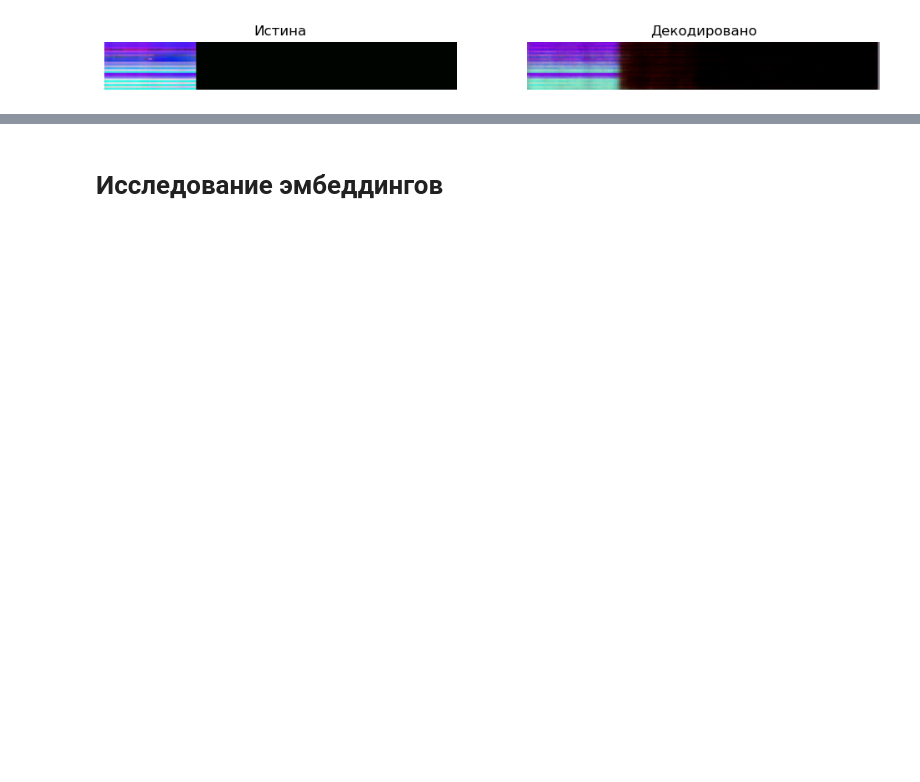
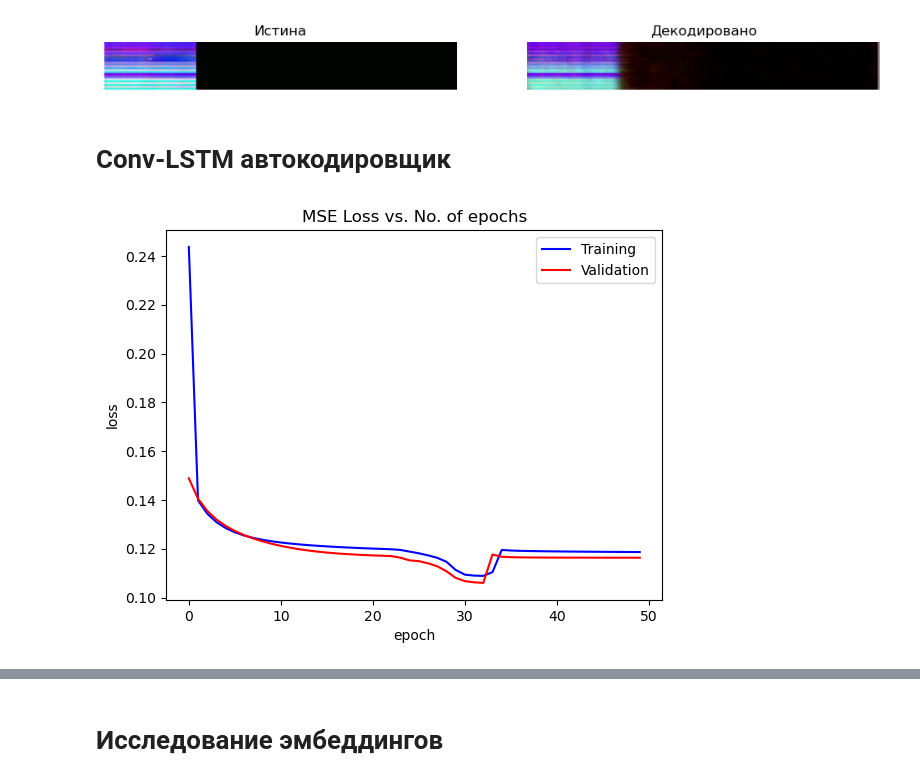
Before and after one commit to gainullinaa/aikido-auto-eval, a Jupyter notebook: embeddings_analysis.ipynb, the cells around one changed output, grey strips where cells are left out. Drawn from its saved outputs; the diff is of its cells as text; code cells hidden in the pictures; blank space fills up the shorter version.

```diff
--- a/embeddings_analysis.ipynb
+++ b/embeddings_analysis.ipynb
@@ -389,3 +388,25 @@ def compare_true_recon(inp_img, decoded):
 compare_true_recon(trues[10], preds[10])
 # %% [output]
 [figure]
+# %% [markdown]
+# Conv-LSTM автокодировщик
+# %%
+device = 'cuda' if torch.cuda.is_available() else 'cpu'
+model1 = CONV_LSTM_AE((26, CHANNELS), EMB_DIM, kernel=(3, 3), h_lstm_channels=[4]).to(device)
+epochs = 50
+inprogress_metrics = {"MAE":F.l1_loss} #, "MSE":F.mse_loss
+criterion = nn.MSELoss() #nn.BCELoss() # MSE, MAE
+optimizer = torch.optim.Adam(model1.parameters(), lr=0.001)
+# %%
+train_history = {n:[] for n in (list(inprogress_metrics.keys())+["loss"])}
+val_history = {n:[] for n in (list(inprogress_metrics.keys())+["loss"])}
+for epoch in range(epochs):
+    tvals = train_one_epoch(model1, train_ds_recc, criterion, optimizer, epoch)
+    vvals = evaluate(model1, val_ds_recc, criterion)
+    for k in tvals:
+        train_history[k].append(tvals[k])
+        val_history[k].append(vvals[k])
+# %%
+plot_losses(train_history, val_history, "MSE")
+# %% [output]
+[figure, added]
```
Also changed, not shown: parts of 24 cells of this notebook.
